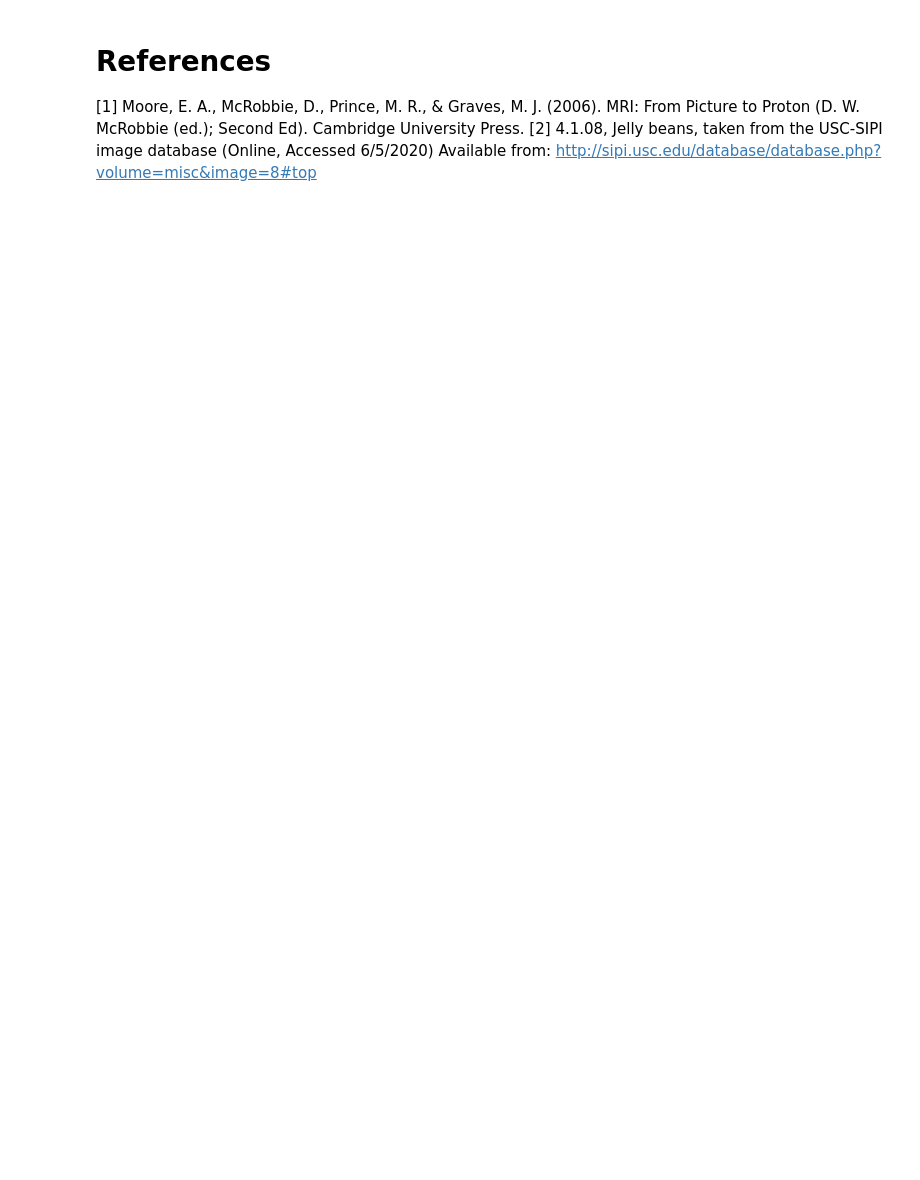
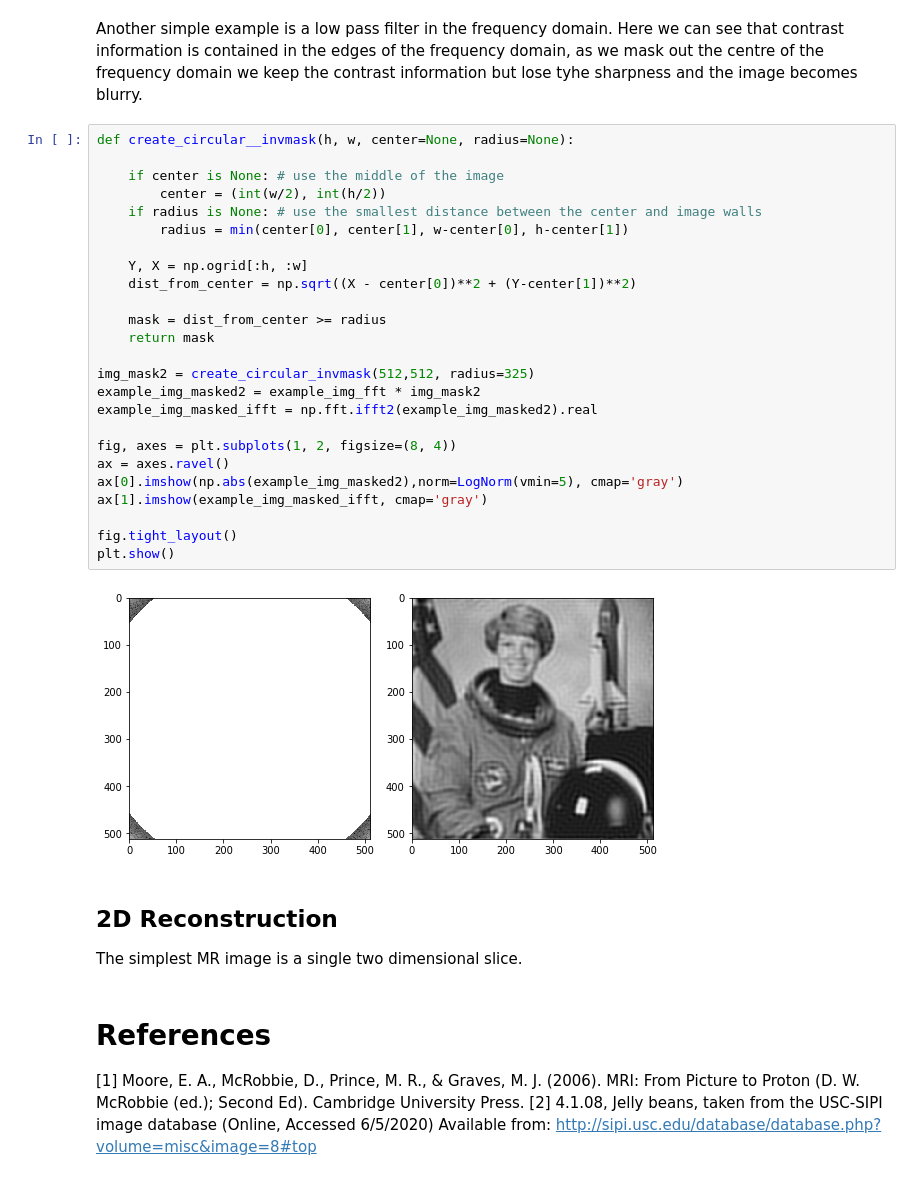
Before and after one commit to tawilkinson/mri_recons, a Jupyter notebook: BasicReconstruction.ipynb, the cells around one changed output. Cells and saved outputs as stored; diff of their text form; blank space fills up the shorter version.

```diff
--- a/BasicReconstruction.ipynb
+++ b/BasicReconstruction.ipynb
@@ -30,3 +60,36 @@ plt.show()
+# %% [markdown]
+Another simple example is a low pass filter in the frequency domain. Here we can see that contrast information is contained in the edges of the frequency domain, as we mask out the centre of the frequency domain we keep the contrast information but lose tyhe sharpness and the image becomes blurry.
+# %%
+def create_circular__invmask(h, w, center=None, radius=None):
+
+    if center is None: # use the middle of the image
+        center = (int(w/2), int(h/2))
+    if radius is None: # use the smallest distance between the center and image walls
+        radius = min(center[0], center[1], w-center[0], h-center[1])
+
+    Y, X = np.ogrid[:h, :w]
+    dist_from_center = np.sqrt((X - center[0])**2 + (Y-center[1])**2)
+
+    mask = dist_from_center >= radius
+    return mask
+
+img_mask2 = create_circular_invmask(512,512, radius=325)
+example_img_masked2 = example_img_fft * img_mask2
+example_img_masked_ifft = np.fft.ifft2(example_img_masked2).real
+
+fig, axes = plt.subplots(1, 2, figsize=(8, 4))
+ax = axes.ravel()
+ax[0].imshow(np.abs(example_img_masked2),norm=LogNorm(vmin=5), cmap='gray')
+ax[1].imshow(example_img_masked_ifft, cmap='gray')
+
+fig.tight_layout()
+plt.show()
+# %% [output]
+[figure, added]
+# %% [markdown]
+## 2D Reconstruction
+
+The simplest MR image is a single two dimensional slice.
 # %% [markdown]
 # References
 [1] Moore, E. A., McRobbie, D., Prince, M. R., & Graves, M. J. (2006). MRI: From Picture to Proton (D. W. McRobbie (ed.); Second Ed). Cambridge University Press.
```
Also changed, not shown: parts of 5 cells of this notebook.
